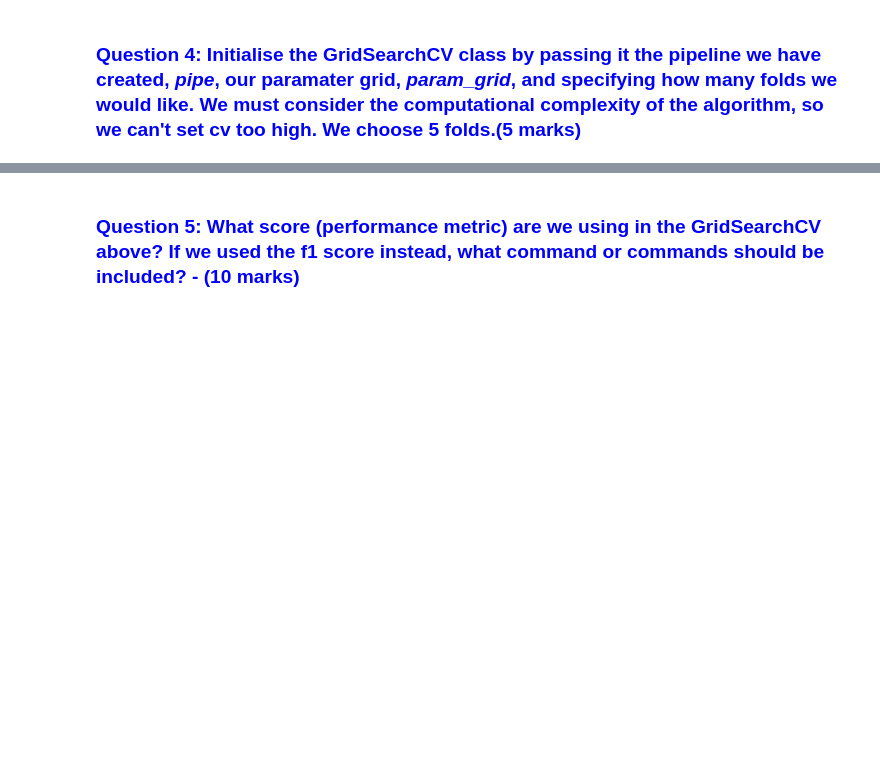
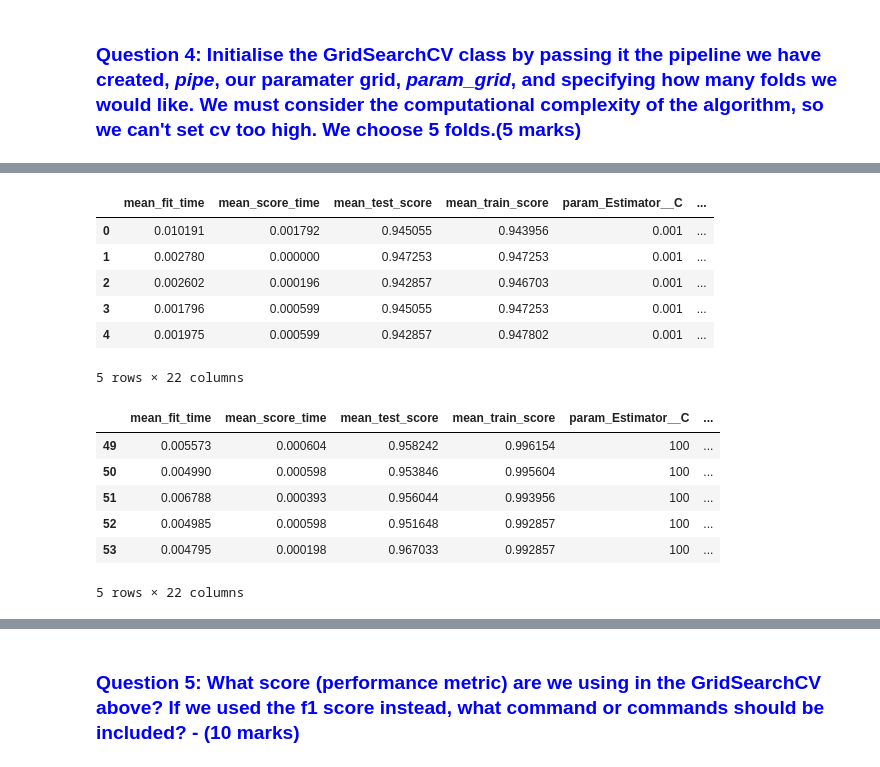
Before and after one commit to akruskal/Logistic_regression_ML_Python, a Jupyter notebook: Chapter03-Assessment.ipynb, the cells around one changed output, grey strips where cells are left out. Saved outputs shown, nothing was run; the diff lists cells and outputs as text; code cells hidden in the pictures; blank space fills up the shorter version.

Commit message:
finished assignment not clean
needs to remove extra checks and make comments in Markdown

```diff
--- a/Chapter03-Assessment.ipynb
+++ b/Chapter03-Assessment.ipynb
@@ -144,0 +242,13 @@ To read about Pipelines:
+# %%
+# Q3: Write Python Code Here
+param_grid = {'Estimator__C':
+              [0.001, 0.01, 0.1, 1, 10, 100],
+              'Estimator__class_weight':
+              [{0:0.1, 1:0.9}, {0:0.2, 1:0.8}, {0:0.3, 1:0.7}, {0:0.4, 1:0.6},
+               {0:0.5, 1:0.5}, {0:0.6, 1:0.4}, {0:0.7, 1:0.3}, {0:0.8, 1:0.2},
+               {0:0.9, 1:0.1}]}
+
+
+print("Parameter grid:")
+print("class_weight: {}".format(param_grid['Estimator__class_weight']))
+print("C: {}".format(param_grid['Estimator__C']))
@@ -148,0 +261,13 @@ To read about Pipelines:
+# %%
+# Q4: Write Python Code Here
+#change y train to binary
+y_train_binary = [0 if x=='B' else 1 for x in y_train] #B=0, M=1
+
+#sanity check
+print('******************************************')
+#print(y_train)
+print('y_train - 0 values =', sum(i ==0 for i in y_train_binary))
+print('y_train - 1 values =', sum(i ==1 for i in y_train_binary))
+print('******************************************')
+print('y_train - B values =', sum(i == 'B' for i in y_train))
+print('y_train - M values =', sum(i == 'M' for i in y_train))
@@ -148,0 +281,5 @@ To read about Pipelines:
+# %%
+from sklearn.model_selection import GridSearchCV
+grid_search = GridSearchCV(pipe, param_grid=param_grid, cv=5)
+# %%
+grid_search.fit(X_train, y_train_binary)
@@ -148,0 +297,21 @@ To read about Pipelines:
+# %%
+# convert to DataFrame
+results = pd.DataFrame(grid_search.cv_results_)
+# show the first 5 rows
+display(results.head())
+display(results.tail())
+# %% [output]
+|  | mean_fit_time | mean_score_time | mean_test_score | mean_train_score | param_Estimator__C | ... |
+| 0 | 0.010191 | 0.001792 | 0.945055 | 0.943956 | 0.001 | ... |
+| 1 | 0.002780 | 0.000000 | 0.947253 | 0.947253 | 0.001 | ... |
+| 2 | 0.002602 | 0.000196 | 0.942857 | 0.946703 | 0.001 | ... |
+| 3 | 0.001796 | 0.000599 | 0.945055 | 0.947253 | 0.001 | ... |
+| 4 | 0.001975 | 0.000599 | 0.942857 | 0.947802 | 0.001 | ... |
+5 rows × 22 columns
+|  | mean_fit_time | mean_score_time | mean_test_score | mean_train_score | param_Estimator__C | ... |
+| 49 | 0.005573 | 0.000604 | 0.958242 | 0.996154 | 100 | ... |
+| 50 | 0.004990 | 0.000598 | 0.953846 | 0.995604 | 100 | ... |
+| 51 | 0.006788 | 0.000393 | 0.956044 | 0.993956 | 100 | ... |
+| 52 | 0.004985 | 0.000598 | 0.951648 | 0.992857 | 100 | ... |
+| 53 | 0.004795 | 0.000198 | 0.967033 | 0.992857 | 100 | ... |
+5 rows × 22 columns
```
Also changed, not shown: parts of 33 cells of this notebook, 1 other file.
